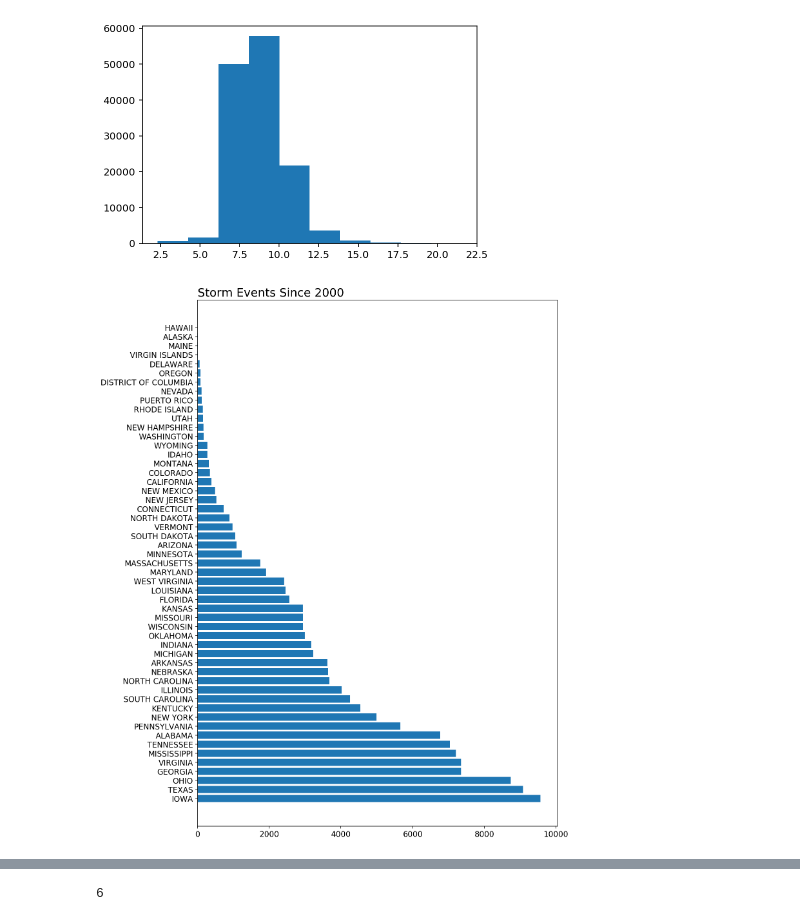
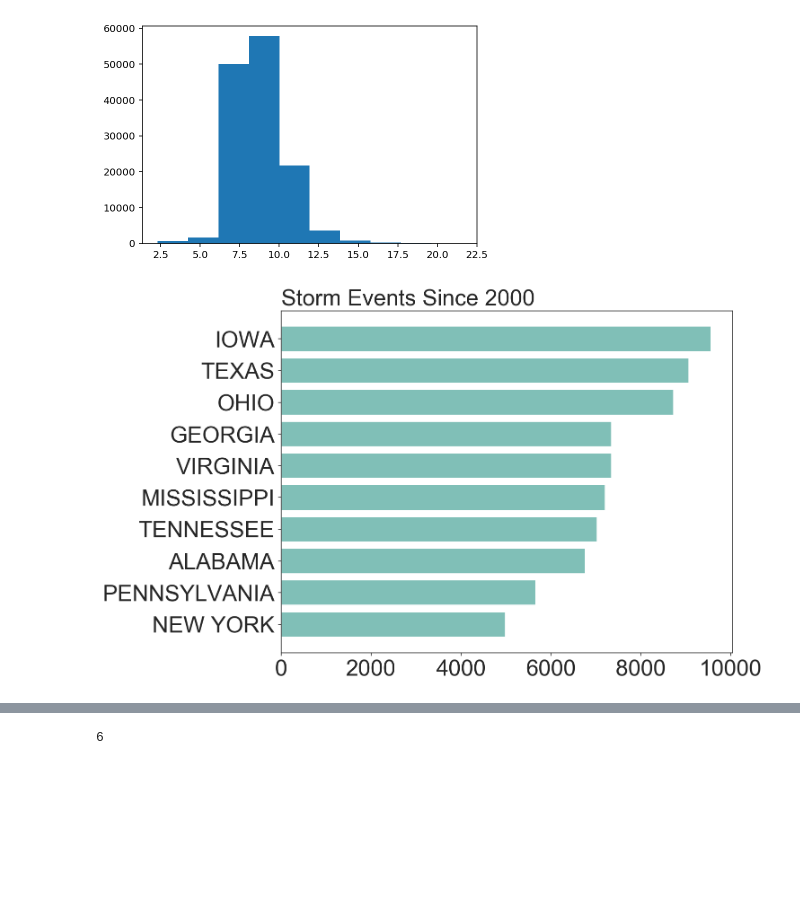
Before and after one commit to emmagrimaldi/Capstone_Predicting_Storm_Damages, a Jupyter notebook: Capstone_code.ipynb, the cells around one changed output, grey strips where cells are left out. Cells and saved outputs as stored; diff of their text form; code cells hidden in the pictures; blank space fills up the shorter version.

```diff
--- a/Capstone_code.ipynb
+++ b/Capstone_code.ipynb
@@ -380,11 +386,11 @@ hail = df.loc[df['EVENT_TYPE'] == 'Hail']
 thun = df.loc[df['EVENT_TYPE'] == 'Thunderstorm Wind']
 # %%
 storms = pd.read_csv('all_storms.csv')
-places_to_drop = ['LAKE SUPERIOR','LAKE ERIE','ST LAWRENCE R','LAKE ST CLAIR','LAKE ONTARIO','ATLANTIC SOUTH','E PACIFIC',
-'ATLANTIC NORTH','GULF OF MEXICO','LAKE MICHIGAN']
-for place in places_to_drop:
-    for idx, row in storms.iterrows():
-        if row['STATE'] == place:
-            storms.drop([idx], inplace = True)
+# places_to_drop = ['LAKE SUPERIOR','LAKE ERIE','ST LAWRENCE R','LAKE ST CLAIR','LAKE ONTARIO','ATLANTIC SOUTH','E PACIFIC',
+# 'ATLANTIC NORTH','GULF OF MEXICO','LAKE MICHIGAN']
+# for place in places_to_drop:
+#     for idx, row in storms.iterrows():
+#         if row['STATE'] == place:
+#             storms.drop([idx], inplace = True)
 storms.shape
 # %% [output]
@@ -394,11 +400,11 @@ plt.hist(np.log(storms['DAMAGE_PROPERTY']));
 # %% [output]
 [figure]
 # %%
-plt.figure(figsize=(10,15))
-plt.barh(storms['STATE'].value_counts().sort_values(ascending = False).index,
-         storms['STATE'].value_counts().sort_values(ascending = False).values)
-plt.title('Storm Events Since 2000', fontsize = 18, ha = 'left', x = 0)
-plt.yticks(fontsize = 12)
-plt.xticks(fontsize = 12);
+plt.figure(figsize=(9,7))
+plt.barh(storms['STATE'].value_counts().sort_values().index[-10:],
+         storms['STATE'].value_counts().sort_values().values[-10:], color = '#80bfb7')
+plt.title('Storm Events Since 2000', fontsize = 25, ha = 'left', x = 0)
+plt.yticks(fontsize = 25)
+plt.xticks(fontsize = 25);
 # %% [output]
-[figure, old version]
+[figure, new version]
```
Also changed, not shown: parts of 65 cells of this notebook.
